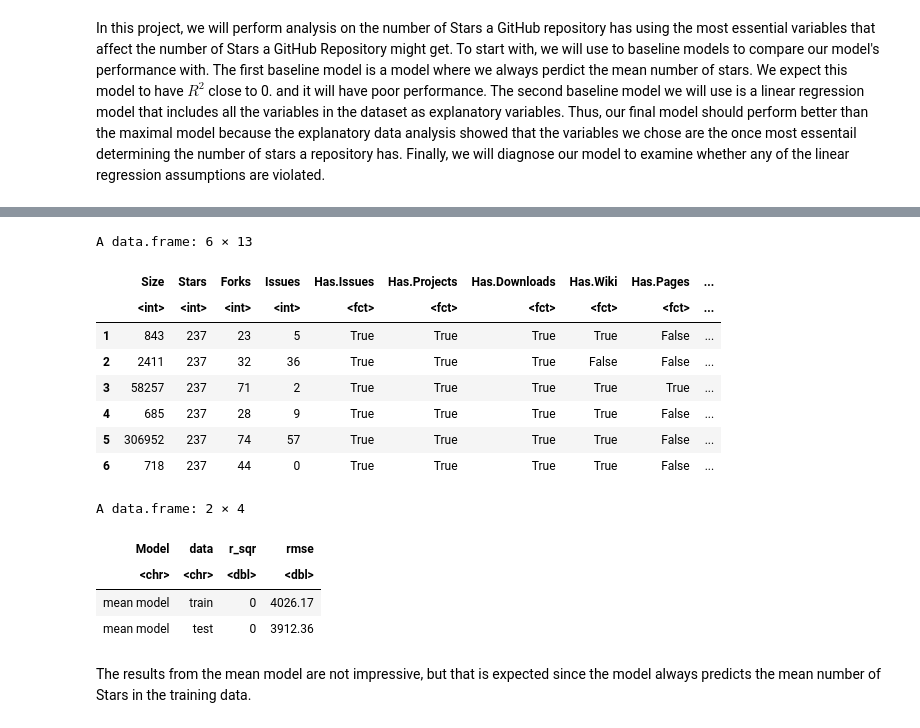
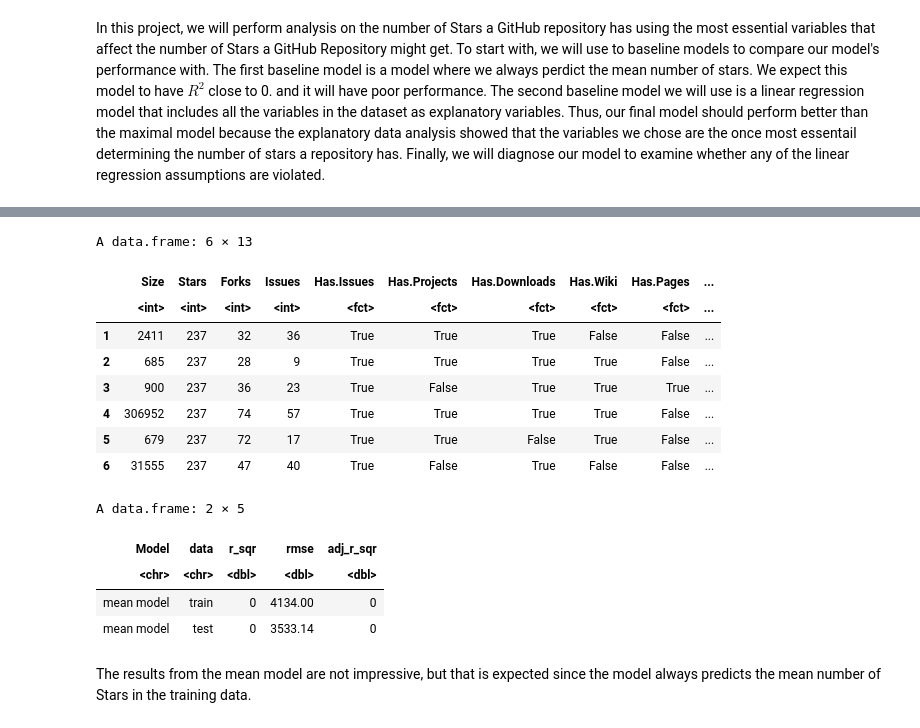
Before and after one commit to loayalabri/GitHubReposAnalysis, a Jupyter notebook: Final_Report.ipynb, the cells around one changed output, grey strips where cells are left out. Drawn from its saved outputs; the diff is of its cells as text; code cells hidden in the pictures.

Commit message:
added all models

```diff
--- a/Final_Report.ipynb
+++ b/Final_Report.ipynb
@@ -52,36 +34,36 @@ The following object is masked from ‘package:lubridate’:
 # %%
 git_rep <- read.csv("data/repositories.csv") %>%
     select(-Name, -Homepage, -URL, -Topics, -License, -Description,-`Created.At`, -`Updated.At`, -Language, -Watchers,
      - Is.Fork) %>%
      mutate(
         Default_branch = case_when(
             `Default.Branch` == "master" ~ "master",
             `Default.Branch` == "main" ~ "main",
             TRUE ~ "other"
         )
     ) %>%
     select(-`Default.Branch`) %>%
     mutate(Has.Issues = as.factor(Has.Issues),
            Has.Projects = as.factor(Has.Projects),
            Has.Downloads = as.factor(Has.Downloads),
            Has.Wiki = as.factor(Has.Wiki),
            Has.Pages = as.factor(Has.Pages),
            Has.Discussions = as.factor(Has.Discussions),
            Is.Archived = as.factor(Is.Archived),
            Is.Template = as.factor(Is.Template)
            )
-
-git_split <- initial_split(git_rep, prop = 0.7, strata = Stars)
+set.seed(1234)
+git_split <- initial_split(git_rep, prop = 0.75, strata = Stars)
 git_tr <- training(git_split)
 git_te <- testing(git_split)
 head(git_tr)
 # %% [output]
 A data.frame: 6 × 13
 |  | Size | Stars | Forks | Issues | Has.Issues | Has.Projects | Has.Downloads | Has.Wiki | Has.Pages | ... |
 |  | <int> | <int> | <int> | <int> | <fct> | <fct> | <fct> | <fct> | <fct> | ... |
-| 1 | 843 | 237 | 23 | 5 | True | True | True | True | False | ... |
-| 2 | 2411 | 237 | 32 | 36 | True | True | True | False | False | ... |
-| 3 | 58257 | 237 | 71 | 2 | True | True | True | True | True | ... |
-| 4 | 685 | 237 | 28 | 9 | True | True | True | True | False | ... |
-| 5 | 306952 | 237 | 74 | 57 | True | True | True | True | False | ... |
-| 6 | 718 | 237 | 44 | 0 | True | True | True | True | False | ... |
+| 1 | 2411 | 237 | 32 | 36 | True | True | True | False | False | ... |
+| 2 | 685 | 237 | 28 | 9 | True | True | True | True | False | ... |
+| 3 | 900 | 237 | 36 | 23 | True | False | True | True | True | ... |
+| 4 | 306952 | 237 | 74 | 57 | True | True | True | True | False | ... |
+| 5 | 679 | 237 | 72 | 17 | True | True | False | True | False | ... |
+| 6 | 31555 | 237 | 47 | 40 | True | False | True | False | False | ... |
@@ -96,17 +104,13 @@ compute_r_sqr <- function(y_actual, y_predicted) {
 mean_model <- lm(Stars ~ 1, data = git_tr)
 mean_model_summary <- summary(mean_model)
 preds <- predict(mean_model, newdata = git_te, type = "response")
-results <- data.frame(Model = c("mean model", "mean model"),
-                    data = c("train", "test"),
-                    r_sqr = c(round(mean_model_summary$r.squared, 2), round(compute_r_sqr(git_te$Stars, preds), 2)),
-                    rmse = c(round(rmse(mean_model$fitted.values, git_tr$Stars), 2),
-                            round(rmse(preds, git_te$Stars), 2)))
+results <- evaluate_model("mean model", mean_model, results = data.frame())
 results
 # %% [output]
-A data.frame: 2 × 4
+A data.frame: 2 × 5
-| Model | data | r_sqr | rmse |
-| <chr> | <chr> | <dbl> | <dbl> |
-| mean model | train | 0 | 4026.17 |
-| mean model | test | 0 | 3912.36 |
+| Model | data | r_sqr | rmse | adj_r_sqr |
+| <chr> | <chr> | <dbl> | <dbl> | <dbl> |
+| mean model | train | 0 | 4134.00 | 0 |
+| mean model | test | 0 | 3533.14 | 0 |
 # %% [markdown]
 The results from the mean model are not impressive, but that is expected since the model always predicts the mean number of Stars in the training data.
```
Also changed, not shown: parts of 21 cells of this notebook.
